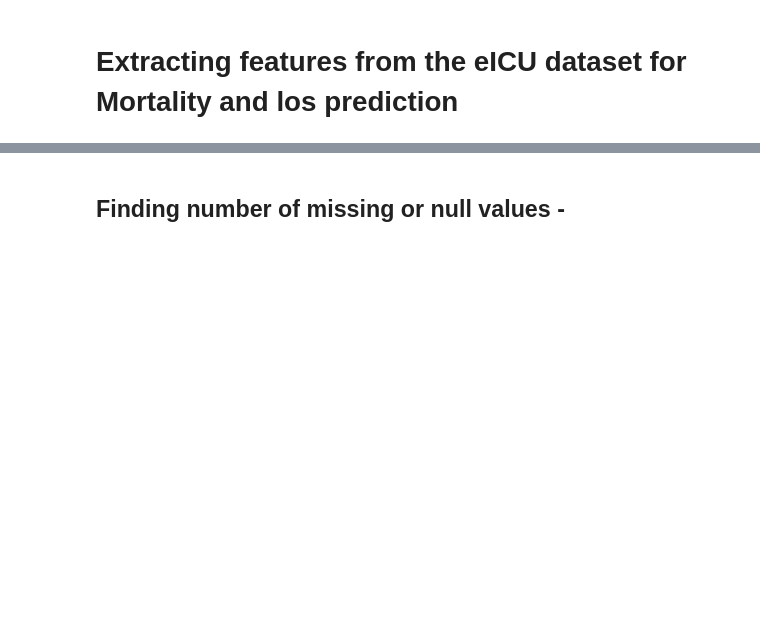
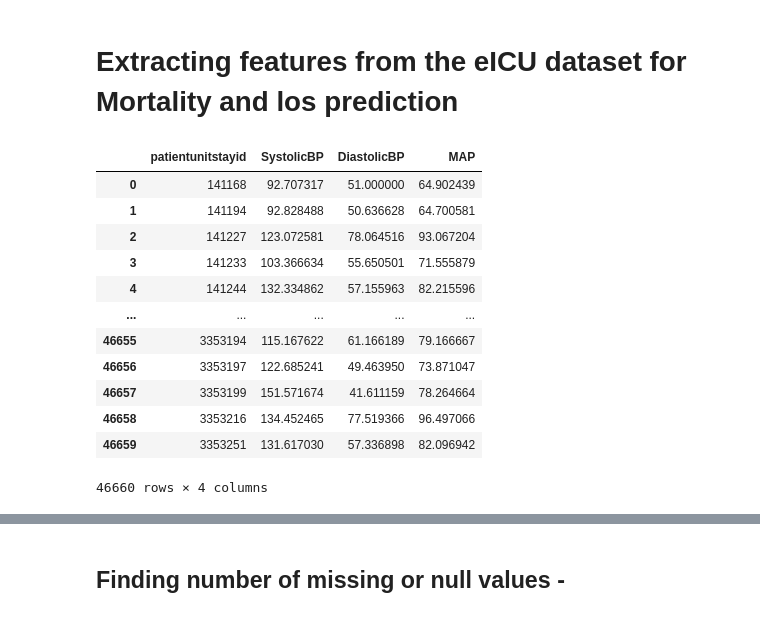
Before and after one commit to sumaiya08/clinical-decision-support, a Jupyter notebook: data-extraction/extract_features.ipynb, the cells around one changed output, grey strips where cells are left out. Cells and saved outputs as stored; diff of their text form; code cells hidden in the pictures; blank space fills up the shorter version.

```diff
--- a/data-extraction/extract_features.ipynb
+++ b/data-extraction/extract_features.ipynb
@@ -28,0 +47,16 @@ order by uniquepid
+# %%
+vital
+# %% [output]
+|  | patientunitstayid | SystolicBP | DiastolicBP | MAP |
+| 0 | 141168 | 92.707317 | 51.000000 | 64.902439 |
+| 1 | 141194 | 92.828488 | 50.636628 | 64.700581 |
+| 2 | 141227 | 123.072581 | 78.064516 | 93.067204 |
+| 3 | 141233 | 103.366634 | 55.650501 | 71.555879 |
+| 4 | 141244 | 132.334862 | 57.155963 | 82.215596 |
+| ... | ... | ... | ... | ... |
+| 46655 | 3353194 | 115.167622 | 61.166189 | 79.166667 |
+| 46656 | 3353197 | 122.685241 | 49.463950 | 73.871047 |
+| 46657 | 3353199 | 151.571674 | 41.611159 | 78.264664 |
+| 46658 | 3353216 | 134.452465 | 77.519366 | 96.497066 |
+| 46659 | 3353251 | 131.617030 | 57.336898 | 82.096942 |
+46660 rows × 4 columns
```
Also changed, not shown: parts of 10 cells of this notebook, 3 other files.
